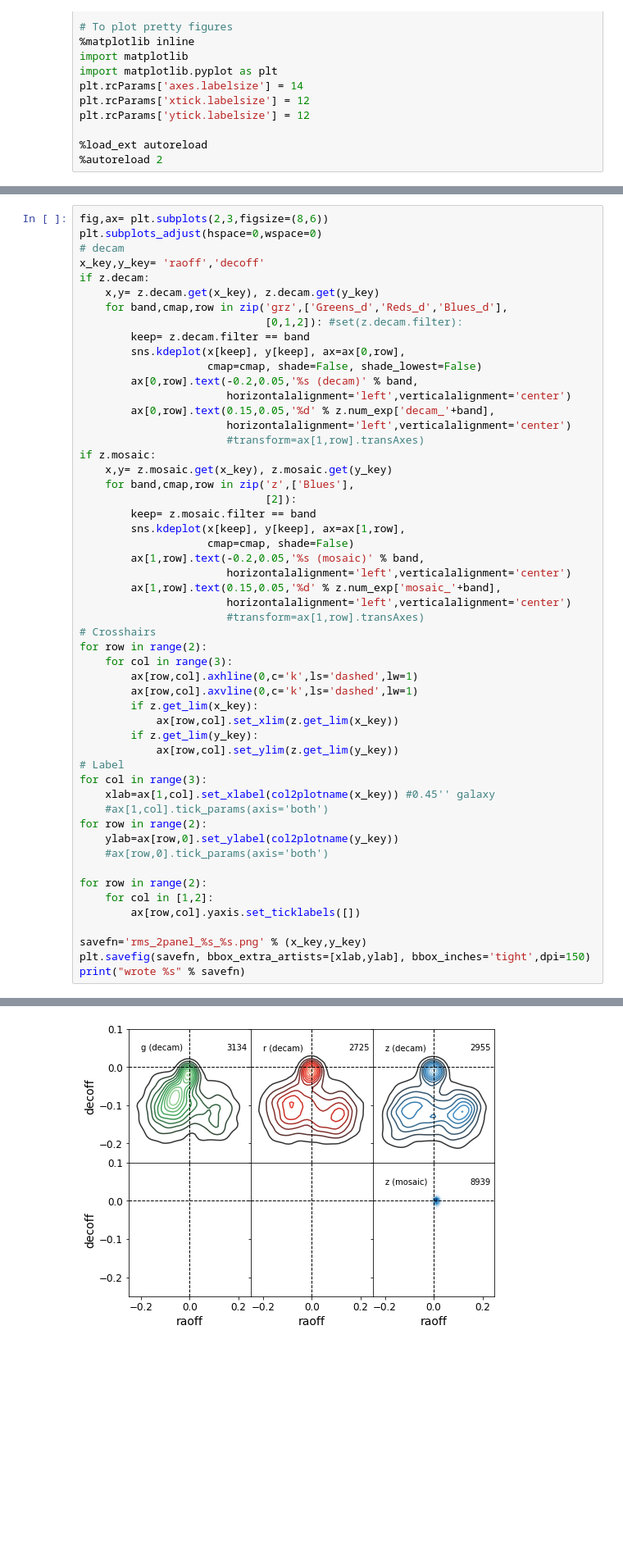
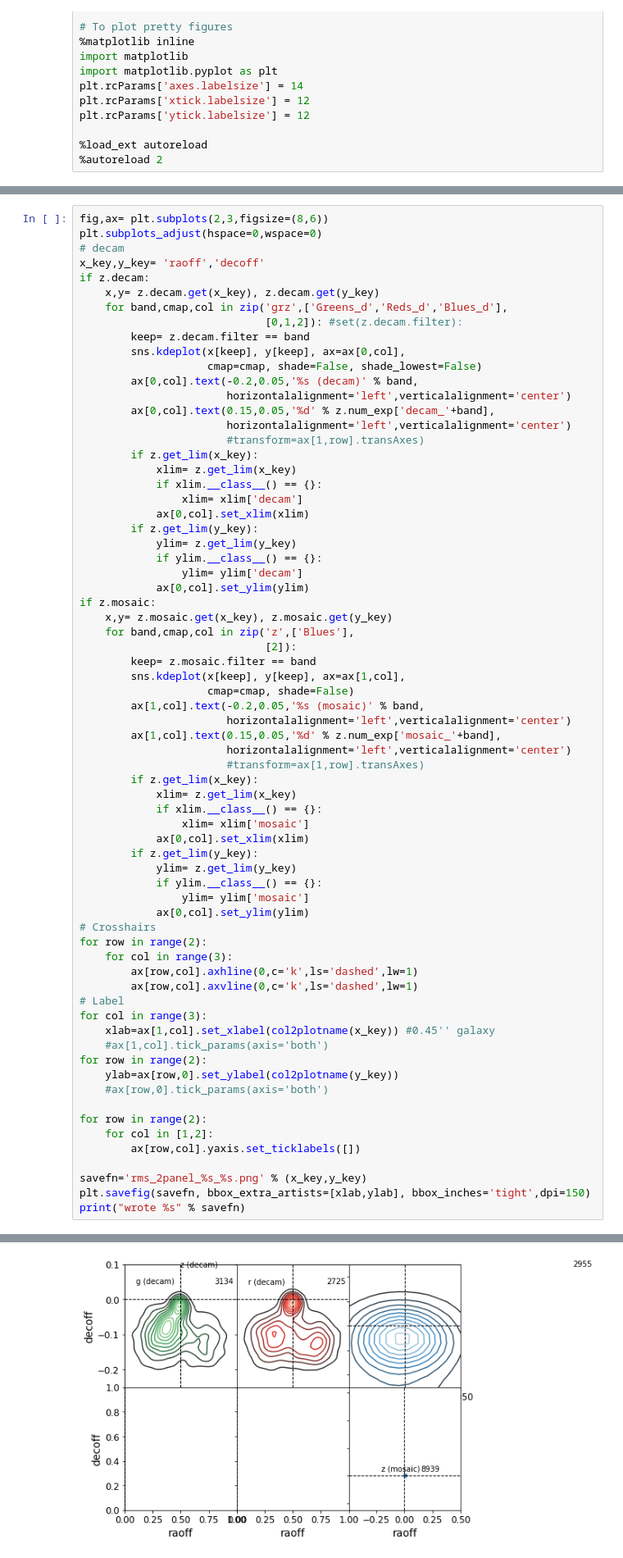
Before and after one commit to legacysurvey/legacyzpts, a Jupyter notebook: doc/nb/Strategy_Paper.ipynb, the cells around one changed output, grey strips where cells are left out. Shown at 82% size. Saved outputs shown, nothing was run; the diff lists cells and outputs as text; blank space fills up the shorter version.

```diff
--- a/doc/nb/Strategy_Paper.ipynb
+++ b/doc/nb/Strategy_Paper.ipynb
@@ -46,52 +46,68 @@ plt.subplots_adjust(hspace=0,wspace=0)
 x_key,y_key= 'raoff','decoff'
 if z.decam:
     x,y= z.decam.get(x_key), z.decam.get(y_key)
-    for band,cmap,row in zip('grz',['Greens_d','Reds_d','Blues_d'],
+    for band,cmap,col in zip('grz',['Greens_d','Reds_d','Blues_d'],
                              [0,1,2]): #set(z.decam.filter):
         keep= z.decam.filter == band
-        sns.kdeplot(x[keep], y[keep], ax=ax[0,row],
+        sns.kdeplot(x[keep], y[keep], ax=ax[0,col],
                     cmap=cmap, shade=False, shade_lowest=False)
-        ax[0,row].text(-0.2,0.05,'%s (decam)' % band,
+        ax[0,col].text(-0.2,0.05,'%s (decam)' % band,
                        horizontalalignment='left',verticalalignment='center')
-        ax[0,row].text(0.15,0.05,'%d' % z.num_exp['decam_'+band],
+        ax[0,col].text(0.15,0.05,'%d' % z.num_exp['decam_'+band],
                        horizontalalignment='left',verticalalignment='center')
                        #transform=ax[1,row].transAxes)
+        if z.get_lim(x_key):
+            xlim= z.get_lim(x_key)
+            if xlim.__class__() == {}:
+                xlim= xlim['decam']
+            ax[0,col].set_xlim(xlim)
+        if z.get_lim(y_key):
+            ylim= z.get_lim(y_key)
+            if ylim.__class__() == {}:
+                ylim= ylim['decam']
+            ax[0,col].set_ylim(ylim)
 if z.mosaic:
     x,y= z.mosaic.get(x_key), z.mosaic.get(y_key)
-    for band,cmap,row in zip('z',['Blues'],
+    for band,cmap,col in zip('z',['Blues'],
                              [2]):
         keep= z.mosaic.filter == band
-        sns.kdeplot(x[keep], y[keep], ax=ax[1,row],
+        sns.kdeplot(x[keep], y[keep], ax=ax[1,col],
                     cmap=cmap, shade=False)
-        ax[1,row].text(-0.2,0.05,'%s (mosaic)' % band,
+        ax[1,col].text(-0.2,0.05,'%s (mosaic)' % band,
                        horizontalalignment='left',verticalalignment='center')
-        ax[1,row].text(0.15,0.05,'%d' % z.num_exp['mosaic_'+band],
+        ax[1,col].text(0.15,0.05,'%d' % z.num_exp['mosaic_'+band],
                        horizontalalignment='left',verticalalignment='center')
                        #transform=ax[1,row].transAxes)
+        if z.get_lim(x_key):
+            xlim= z.get_lim(x_key)
+            if xlim.__class__() == {}:
+                xlim= xlim['mosaic']
+            ax[0,col].set_xlim(xlim)
+        if z.get_lim(y_key):
+            ylim= z.get_lim(y_key)
+            if ylim.__class__() == {}:
+                ylim= ylim['mosaic']
+            ax[0,col].set_ylim(ylim)
 # Crosshairs
 for row in range(2):
     for col in range(3):
         ax[row,col].axhline(0,c='k',ls='dashed',lw=1)
         ax[row,col].axvline(0,c='k',ls='dashed',lw=1)
-        if z.get_lim(x_key):
-            ax[row,col].set_xlim(z.get_lim(x_key))
-        if z.get_lim(y_key):
-            ax[row,col].set_ylim(z.get_lim(y_key))
 # Label
 for col in range(3):
     xlab=ax[1,col].set_xlabel(col2plotname(x_key)) #0.45'' galaxy
     #ax[1,col].tick_params(axis='both')
 for row in range(2):
     ylab=ax[row,0].set_ylabel(col2plotname(y_key))
     #ax[row,0].tick_params(axis='both')
 
 for row in range(2):
     for col in [1,2]:
         ax[row,col].yaxis.set_ticklabels([])
 
 savefn='rms_2panel_%s_%s.png' % (x_key,y_key)
 plt.savefig(savefn, bbox_extra_artists=[xlab,ylab], bbox_inches='tight',dpi=150)
 print("wrote %s" % savefn)
 # %% [output]
 wrote rms_2panel_raoff_decoff.png
-[figure, old version]
+[figure, new version]
```
Also changed, not shown: parts of 50 cells of this notebook, 2 other files.
